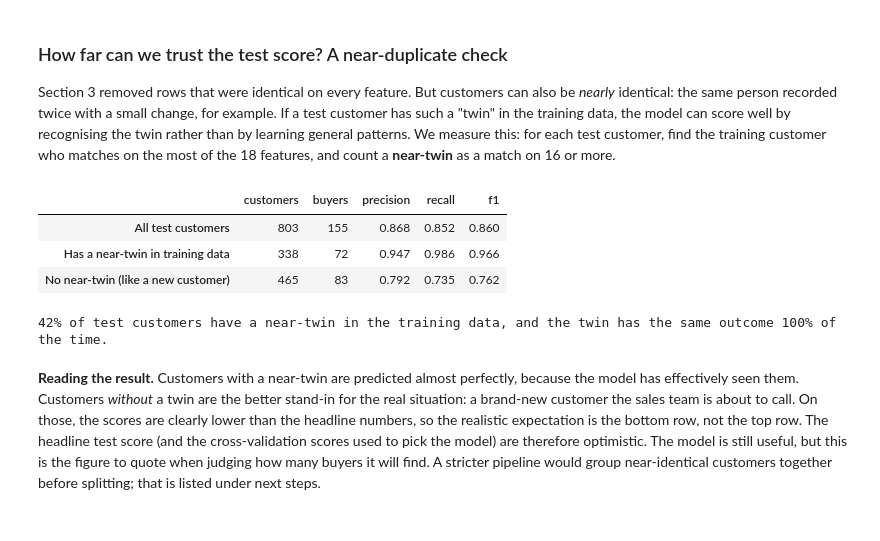
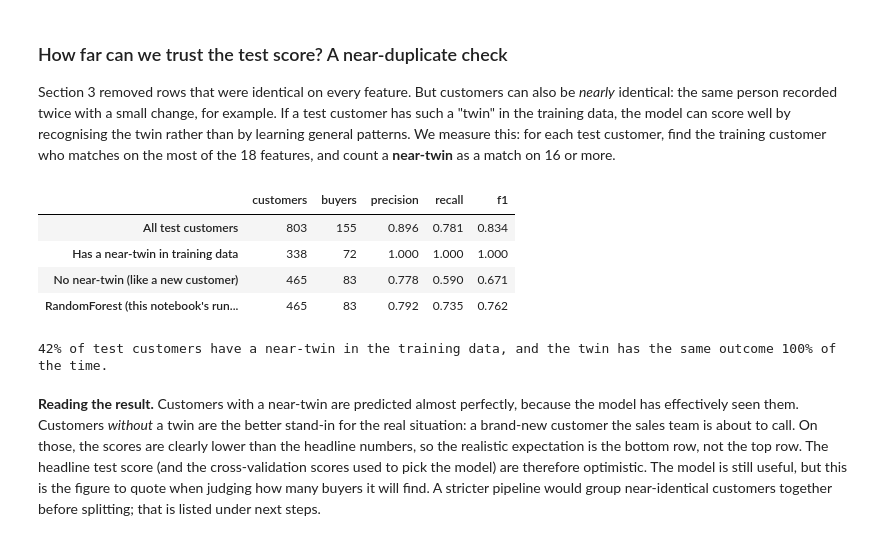
Before and after one commit to phaniapsr/tourism-package-prediction, a Jupyter notebook: notebook/Tourism_Package_Prediction.ipynb, the cells around one changed output. Cells and saved outputs as stored; diff of their text form; code cells hidden in the pictures.

```diff
--- a/notebook/Tourism_Package_Prediction.ipynb
+++ b/notebook/Tourism_Package_Prediction.ipynb
@@ -378,0 +369,4 @@ Saved models/best_model.joblib, metrics.json, feature_schema.json
+# %%
+import tempfile
+LOCAL_RUN = Path(tempfile.mkdtemp(prefix="notebook_run_"))
+run_script("train_model.py", "--model-dir", str(LOCAL_RUN))
@@ -410,20 +415,20 @@ One run per model family (best parameters found, CV score, test metrics):
 | 4 | DecisionTree | 0.636 | 0.889 | 0.690 | 0.774 | 0.729 | 0.862 |
 | 5 | AdaBoost | 0.455 | 0.834 | 0.677 | 0.271 | 0.387 | 0.803 |
 # %%
-summary = json.loads(METRICS_PATH.read_text())
-best_name = summary["selected_model"]
+local = json.loads((LOCAL_RUN / "metrics.json").read_text())
+local_best = local["selected_model"]
 
 print(f"Best parameters per model (logged as MLflow params and saved in metrics.json):")
-for name, res in sorted(summary["models"].items(), key=lambda kv: -kv[1]["cv_f1"]):
+for name, res in sorted(local["models"].items(), key=lambda kv: -kv[1]["cv_f1"]):
     print(f"  {name:<17} {res['best_params']}")
 
 # Every trial the search ran for the selected model, best first.
-parent_id = model_runs.loc[model_runs["params.model_family"] == best_name, "run_id"].iloc[0]
+parent_id = model_runs.loc[model_runs["params.model_family"] == local_best, "run_id"].iloc[0]
 trials = trial_runs[trial_runs["tags.mlflow.parentRunId"] == parent_id]
 trial_table = (trials[[c for c in trials.columns if c.startswith("params.") or c == "metrics.cv_f1"]]
                .dropna(axis=1, how="all").rename(columns=lambda c: c.split(".")[-1])
                .sort_values("cv_f1", ascending=False).round(4).reset_index(drop=True))
-print(f"\nTop 8 of {len(trial_table)} tuning trials for {best_name}:")
+print(f"\nTop 8 of {len(trial_table)} tuning trials for {local_best}:")
 display(trial_table.head(8))
 # %% [output]
 Best parameters per model (logged as MLflow params and saved in metrics.json):
@@ -445,15 +450,15 @@ Top 8 of 20 tuning trials for RandomForest:
 | 6 | 0.7123 | 100 | 10 | balanced | sqrt | 1 |
 | 7 | 0.7103 | 200 | None | balanced_subsample | 0.5 | 2 |
 # %%
-order = sorted(summary["models"], key=lambda n: summary["models"][n]["cv_f1"])
-cv = [summary["models"][n]["cv_f1"] for n in order]
+order = sorted(local["models"], key=lambda n: local["models"][n]["cv_f1"])
+cv = [local["models"][n]["cv_f1"] for n in order]
 
 fig, ax = plt.subplots(figsize=(8, 3.6))
-ax.barh(order, cv, color=[BLUE if n == best_name else GRAY for n in order], height=0.62)
+ax.barh(order, cv, color=[BLUE if n == local_best else GRAY for n in order], height=0.62)
 for y, v in enumerate(cv):
     ax.text(v + 0.01, y, f"{v:.3f}", va="center", fontsize=9)
 ax.set_xlim(0, max(cv) * 1.15)
-ax.set_title(f"{best_name} has the best cross-validated F1 on the training data")
+ax.set_title(f"{local_best} has the best cross-validated F1 in this run")
 ax.set_xlabel("Cross-validated F1 (5 folds, best parameters)")
 ax.grid(axis="y", visible=False)
 plt.tight_layout()
@@ -585,38 +626,49 @@ customer, find the training customer who matches on the most of the 18 features,
 # %%
 from sklearn.metrics import f1_score, precision_score, recall_score
 
 train_values = train[FEATURES].to_numpy(dtype=object)
 test_values = test[FEATURES].to_numpy(dtype=object)
 matches = np.zeros((len(test_values), len(train_values)), dtype=np.int16)
 for j in range(len(FEATURES)):
     matches += test_values[:, [j]] == train_values[:, j][None, :]      # columns on which the two customers agree
 
 has_twin = matches.max(axis=1) >= 16
 closest_label = train[TARGET].to_numpy()[matches.argmax(axis=1)]
 twin_share = has_twin.mean()
 twin_agree = (closest_label == y_test.to_numpy())[has_twin].mean()
 
-def scores(mask):
-    y, p = y_test.to_numpy()[mask], pred[mask]
+def scores(mask, predictions=pred):
+    y, p = y_test.to_numpy()[mask], predictions[mask]
     return {"customers": int(mask.sum()), "buyers": int(y.sum()), "precision": precision_score(y, p),
             "recall": recall_score(y, p), "f1": f1_score(y, p)}
 
 twin_table = pd.DataFrame({
     "All test customers": scores(np.ones(len(y_test), dtype=bool)),
     "Has a near-twin in training data": scores(has_twin),
     "No near-twin (like a new customer)": scores(~has_twin),
 }).T
+no_twin = twin_table.loc["No near-twin (like a new customer)"]
+
+# If this notebook's own run picked a different model, score it on the same customers for comparison.
+alt_no_twin = None
+if local_best != best_name:
+    # joblib unpickles code: safe, this is the model the notebook's own training run just wrote.
+    alt_model = joblib.load(LOCAL_RUN / "best_model.joblib")
+    alt_pred = (alt_model.predict_proba(X_test)[:, 1] >= 0.5).astype(int)
+    alt_no_twin = scores(~has_twin, alt_pred)
+    twin_table.loc[f"{local_best} (this notebook's run): no near-twin"] = alt_no_twin
+
 twin_table[["customers", "buyers"]] = twin_table[["customers", "buyers"]].astype(int)
 display(twin_table.round(3))
 
 print(f"{twin_share:.0%} of test customers have a near-twin in the training data, and the twin has the same outcome "
       f"{twin_agree:.0%} of the time.")
-no_twin = twin_table.loc["No near-twin (like a new customer)"]
 # %% [output]
 |  | customers | buyers | precision | recall | f1 |
-| All test customers | 803 | 155 | 0.868 | 0.852 | 0.860 |
-| Has a near-twin in training data | 338 | 72 | 0.947 | 0.986 | 0.966 |
-| No near-twin (like a new customer) | 465 | 83 | 0.792 | 0.735 | 0.762 |
+| All test customers | 803 | 155 | 0.896 | 0.781 | 0.834 |
+| Has a near-twin in training data | 338 | 72 | 1.000 | 1.000 | 1.000 |
+| No near-twin (like a new customer) | 465 | 83 | 0.778 | 0.590 | 0.671 |
+| RandomForest (this notebook's run... | 465 | 83 | 0.792 | 0.735 | 0.762 |
 42% of test customers have a near-twin in the training data, and the twin has the same outcome 100% of the time.
 # %% [markdown]
 **Reading the result.** Customers with a near-twin are predicted almost perfectly, because the model has effectively seen
```
Also changed, not shown: parts of 13 cells of this notebook, 2 other files.
